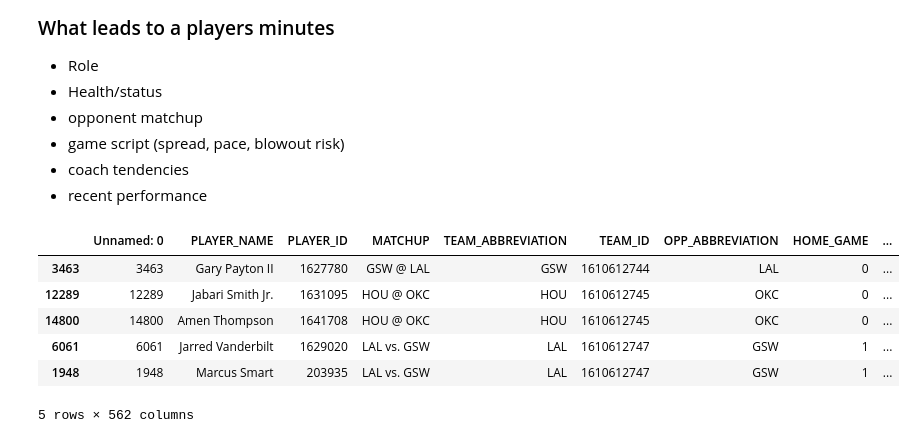
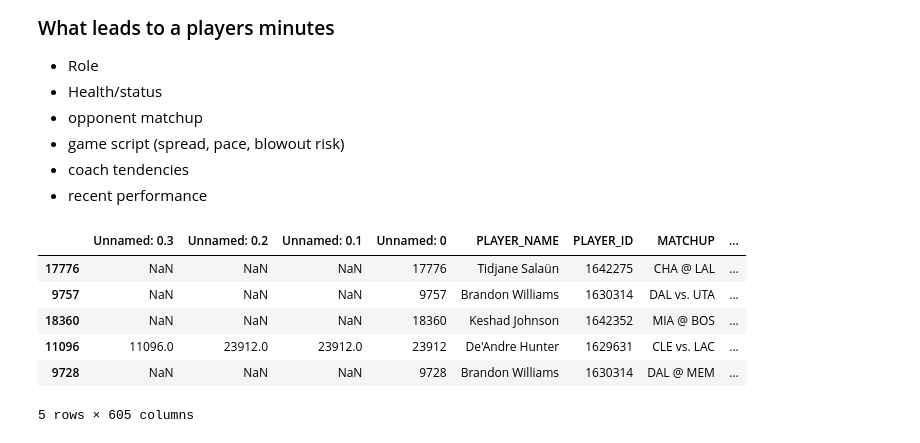
Before and after one commit to spon7ge/NBA-Prop-Predictor, a Jupyter notebook: notebooks/exploration/min_model_analysis.ipynb, the cells around one changed output. Cells and saved outputs as stored; diff of their text form; code cells hidden in the pictures.

```diff
--- a/notebooks/exploration/min_model_analysis.ipynb
+++ b/notebooks/exploration/min_model_analysis.ipynb
@@ -25,13 +27,19 @@ os.chdir(project_root_str)
 - coach tendencies
 - recent performance
 # %%
-df = pd.read_csv('data/processed/training/PTS_TRAIN_26.csv').sort_values(by='GAME_DATE')
-df.head()
+# s25 = pd.read_csv('data/raw/season_stats/s25.csv')
+# s26 = pd.read_csv('data/raw/season_stats/s26.csv')
+s25 = pd.read_csv('data/processed/training/PTS_TRAIN_25.csv')
+s26 = pd.read_csv('data/processed/training/PTS_TRAIN_26.csv')
+
+df = pd.concat([s25, s26])
+df['MIN'] = pd.to_numeric(df['MIN'], errors='coerce')
+df.sample(5)
 # %% [output]
-|  | Unnamed: 0 | PLAYER_NAME | PLAYER_ID | MATCHUP | TEAM_ABBREVIATION | TEAM_ID | OPP_ABBREVIATION | HOME_GAME | ... |
-| 3463 | 3463 | Gary Payton II | 1627780 | GSW @ LAL | GSW | 1610612744 | LAL | 0 | ... |
-| 12289 | 12289 | Jabari Smith Jr. | 1631095 | HOU @ OKC | HOU | 1610612745 | OKC | 0 | ... |
-| 14800 | 14800 | Amen Thompson | 1641708 | HOU @ OKC | HOU | 1610612745 | OKC | 0 | ... |
-| 6061 | 6061 | Jarred Vanderbilt | 1629020 | LAL vs. GSW | LAL | 1610612747 | GSW | 1 | ... |
-| 1948 | 1948 | Marcus Smart | 203935 | LAL vs. GSW | LAL | 1610612747 | GSW | 1 | ... |
+|  | Unnamed: 0.3 | Unnamed: 0.2 | Unnamed: 0.1 | Unnamed: 0 | PLAYER_NAME | PLAYER_ID | MATCHUP | ... |
+| 17776 | NaN | NaN | NaN | 17776 | Tidjane Salaün | 1642275 | CHA @ LAL | ... |
+| 9757 | NaN | NaN | NaN | 9757 | Brandon Williams | 1630314 | DAL vs. UTA | ... |
+| 18360 | NaN | NaN | NaN | 18360 | Keshad Johnson | 1642352 | MIA @ BOS | ... |
+| 11096 | 11096.0 | 23912.0 | 23912.0 | 23912 | De'Andre Hunter | 1629631 | CLE vs. LAC | ... |
+| 9728 | NaN | NaN | NaN | 9728 | Brandon Williams | 1630314 | DAL @ MEM | ... |
-5 rows × 562 columns
+5 rows × 605 columns
```
Also changed, not shown: parts of 15 cells of this notebook, 11 other files.
